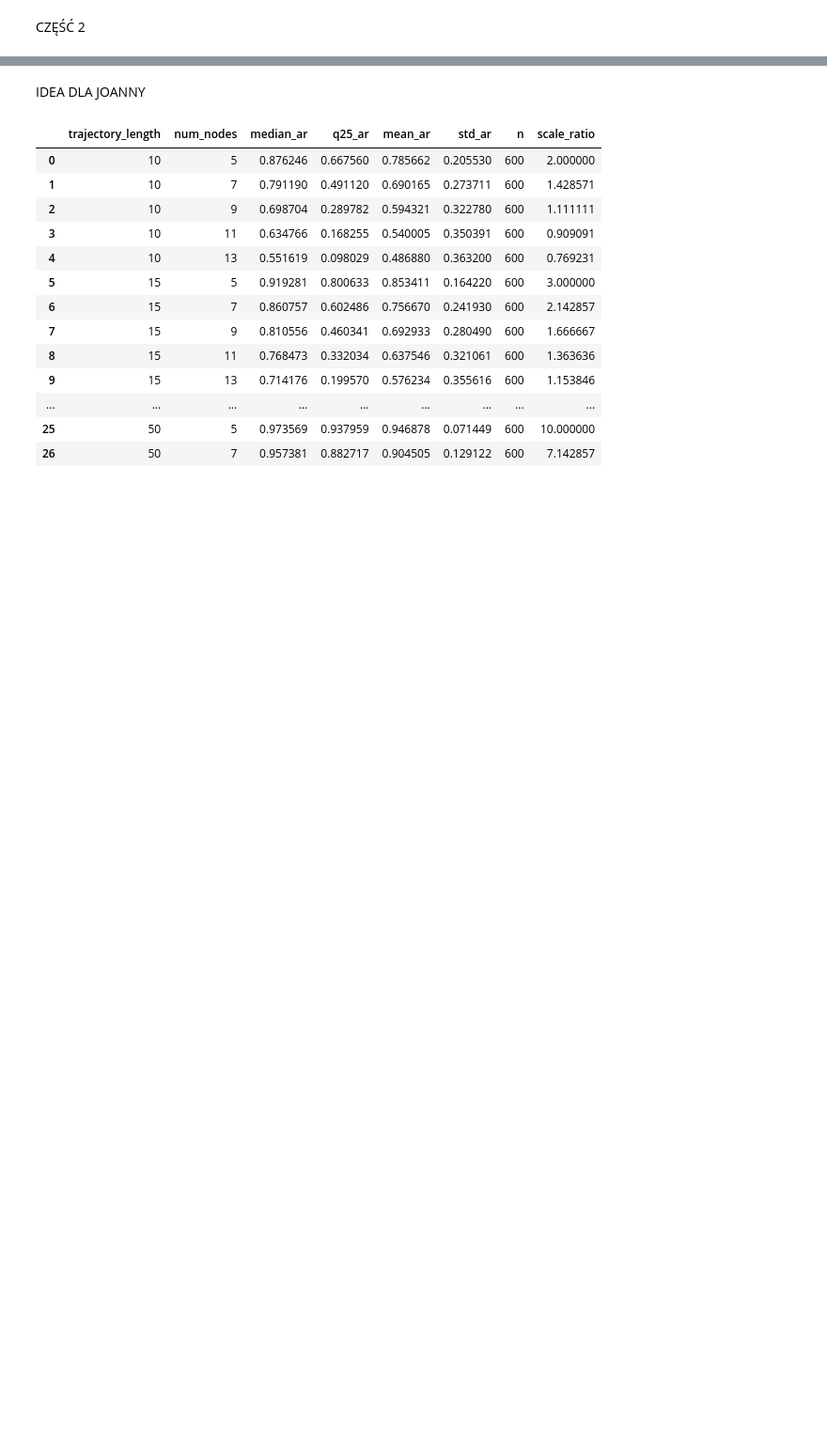
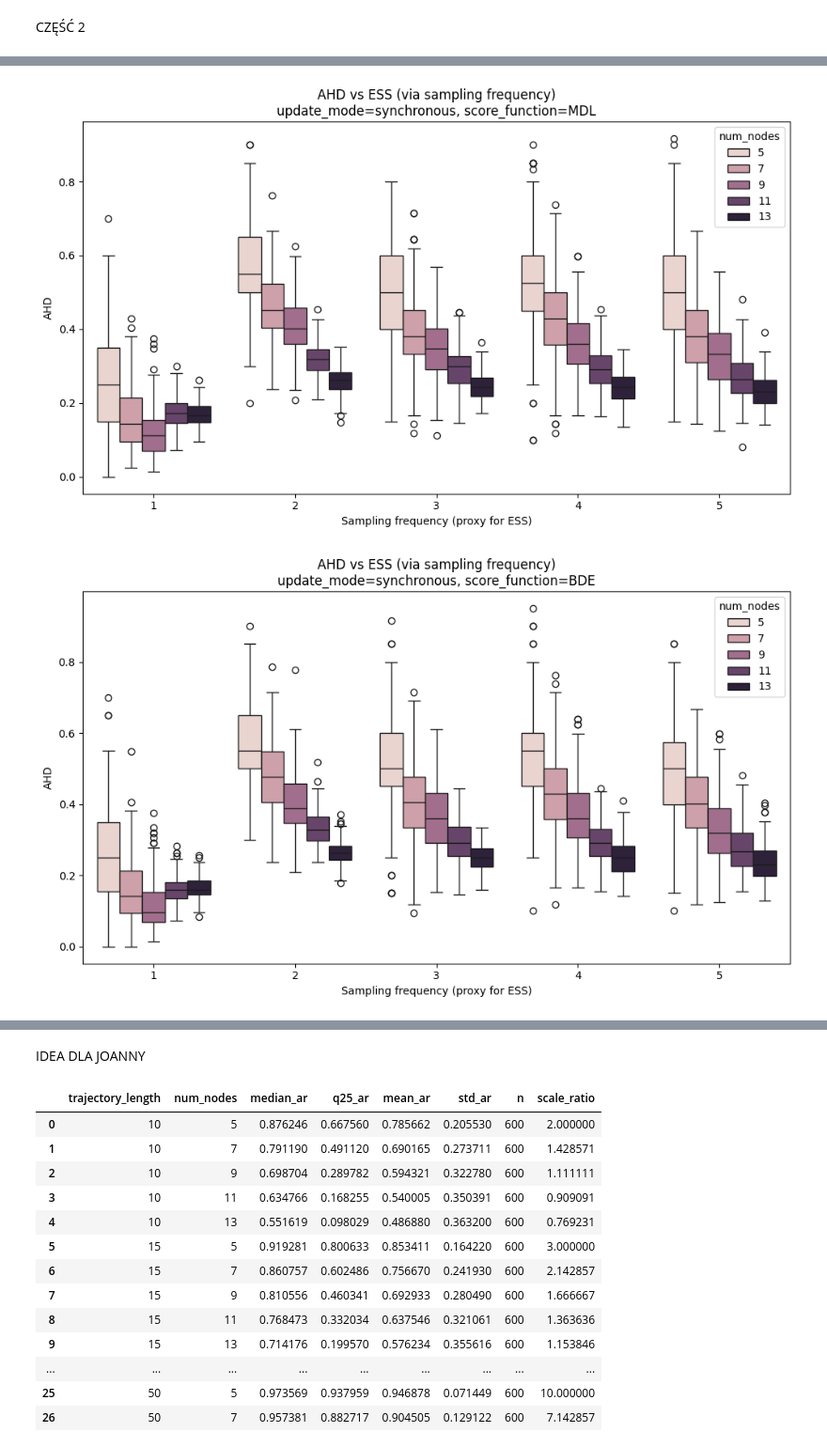
Before and after one commit to maxi7524/SAD2_final_project, a Jupyter notebook: notebooks/raport_max.ipynb, the cells around one changed output, grey strips where cells are left out. Shown at 94% size. Cells and saved outputs as stored; diff of their text form; code cells hidden in the pictures; blank space fills up the shorter version.

```diff
--- a/notebooks/raport_max.ipynb
+++ b/notebooks/raport_max.ipynb
@@ -77,0 +150,37 @@ load_external_data()
+# %%
+import matplotlib.pyplot as plt
+import seaborn as sns
+
+for update_mode in df_series["update_mode"].unique():
+    for score_function in df_series["score_function"].unique():
+
+        df_sub = df_series[
+            (df_series["update_mode"] == update_mode) &
+            (df_series["score_function"] == score_function)
+        ].copy()
+
+        # traktujemy sampling_frequency jako proxy dla ESS
+        df_sub["sampling_frequency"] = df_sub["sampling_frequency"].astype(str)
+
+        plt.figure(figsize=(10, 6))
+
+        sns.boxplot(
+            data=df_sub,
+            x="sampling_frequency",
+            y="AHD",
+            hue="num_nodes"
+        )
+
+        plt.title(
+            f"AHD vs ESS (via sampling frequency)\n"
+            f"update_mode={update_mode}, score_function={score_function}"
+        )
+        plt.xlabel("Sampling frequency (proxy for ESS)")
+        plt.ylabel("AHD")
+
+        plt.legend(title="num_nodes")
+        plt.tight_layout()
+        plt.show()
+# %% [output]
+[figure, added]
+[figure, added]
```
Also changed, not shown: parts of 13 cells of this notebook, 5 other files.
